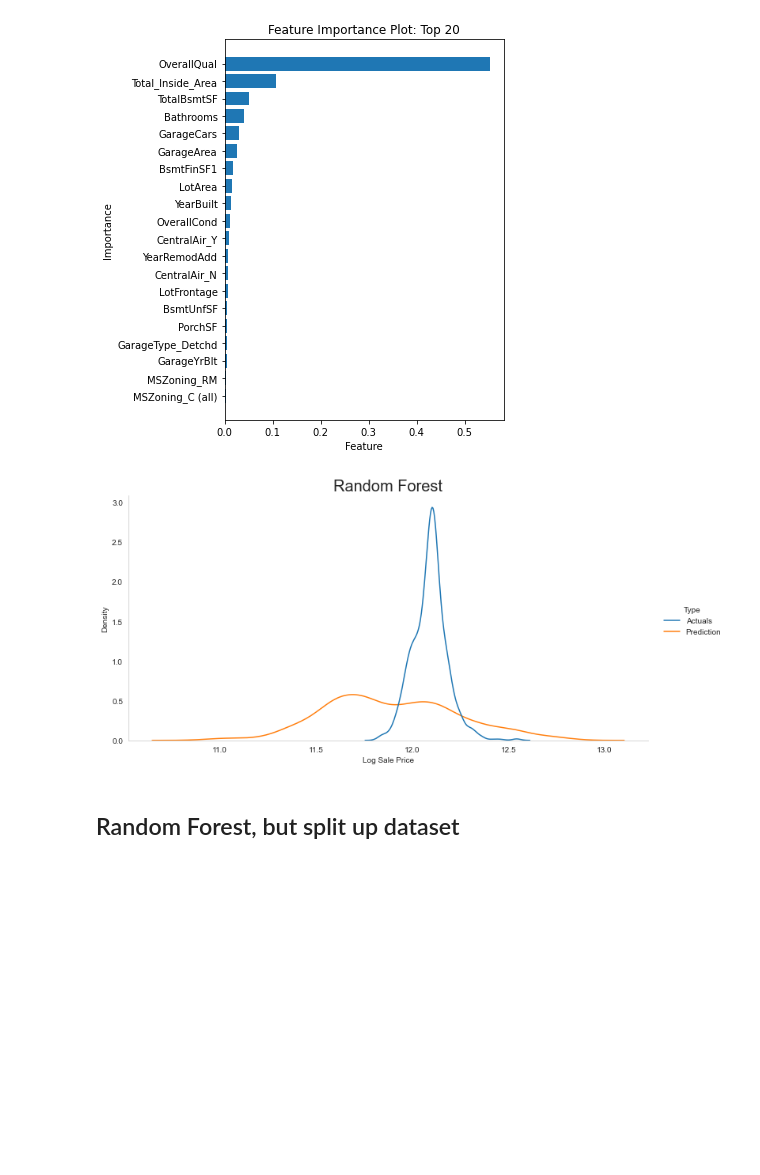
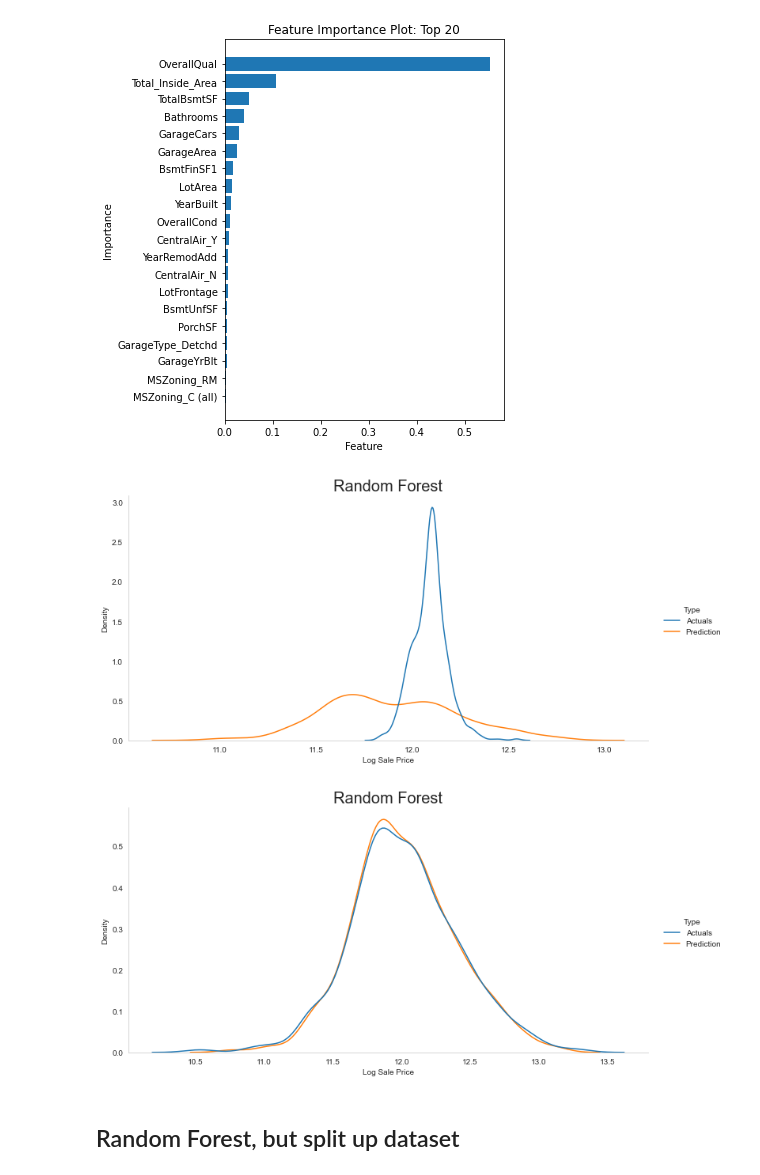
Before and after one commit to trevor-johnson1/w207_finalproject, a Jupyter notebook: models/modeling_tj.ipynb, the cells around one changed output. Drawn from its saved outputs; the diff is of its cells as text; code cells hidden in the pictures; blank space fills up the shorter version.

```diff
--- a/models/modeling_tj.ipynb
+++ b/models/modeling_tj.ipynb
@@ -932,8 +932,12 @@ print("")
 [figure]
 # %%
 dist_plot(actuals=np.log(sample.SalePrice), preds=rf_reg.predict(rf_df_clean(test, test_data=True)), title="Random Forest")
+
+df_plot = rf_df_clean(train)
+dist_plot(actuals=np.log(df_plot.SalePrice), preds=rf_reg.predict(df_plot.drop(columns=['SalePrice', "LogSalePrice"])), title="Random Forest")
 # %% [output]
 [figure]
+[figure, added]
 # %% [markdown]
 ## Random Forest, but split up dataset
 # %%
```
Also changed, not shown: 1 other file.
